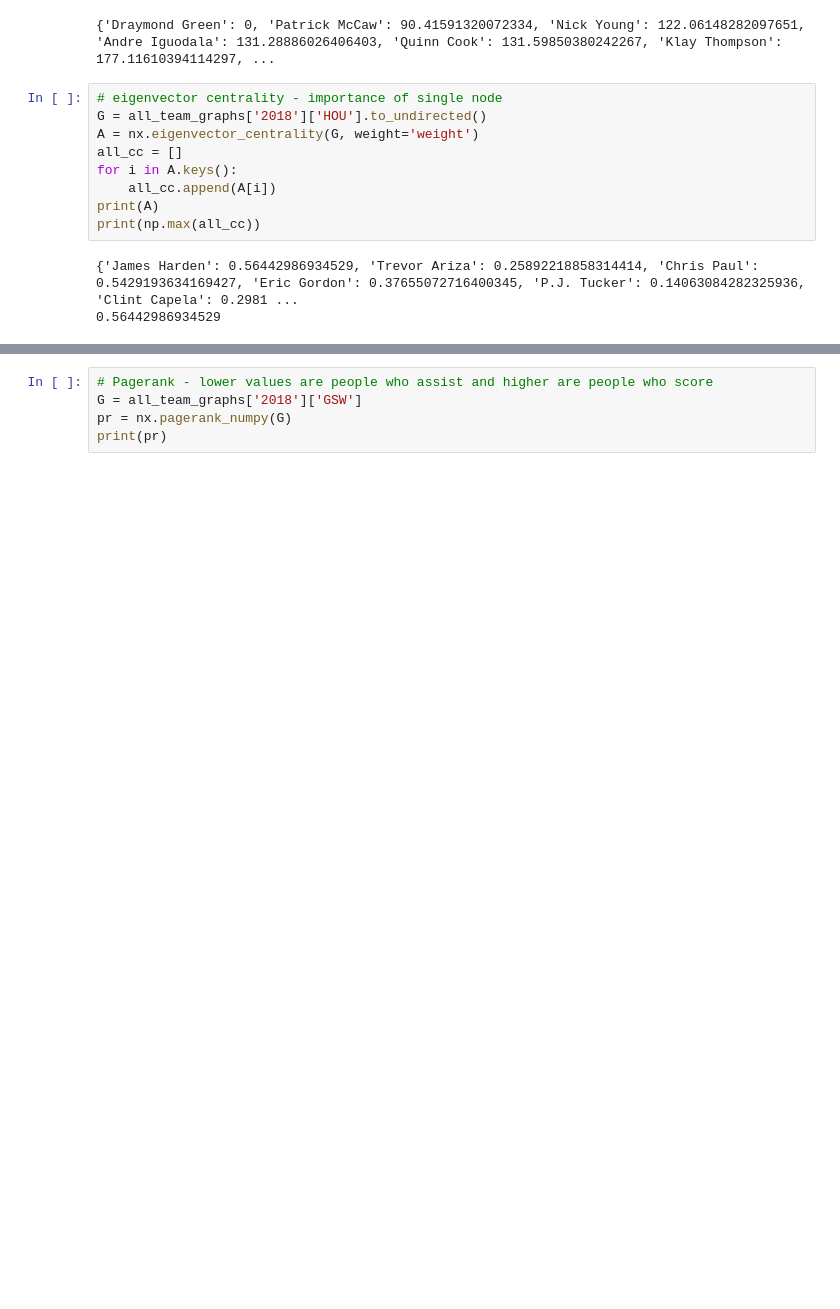
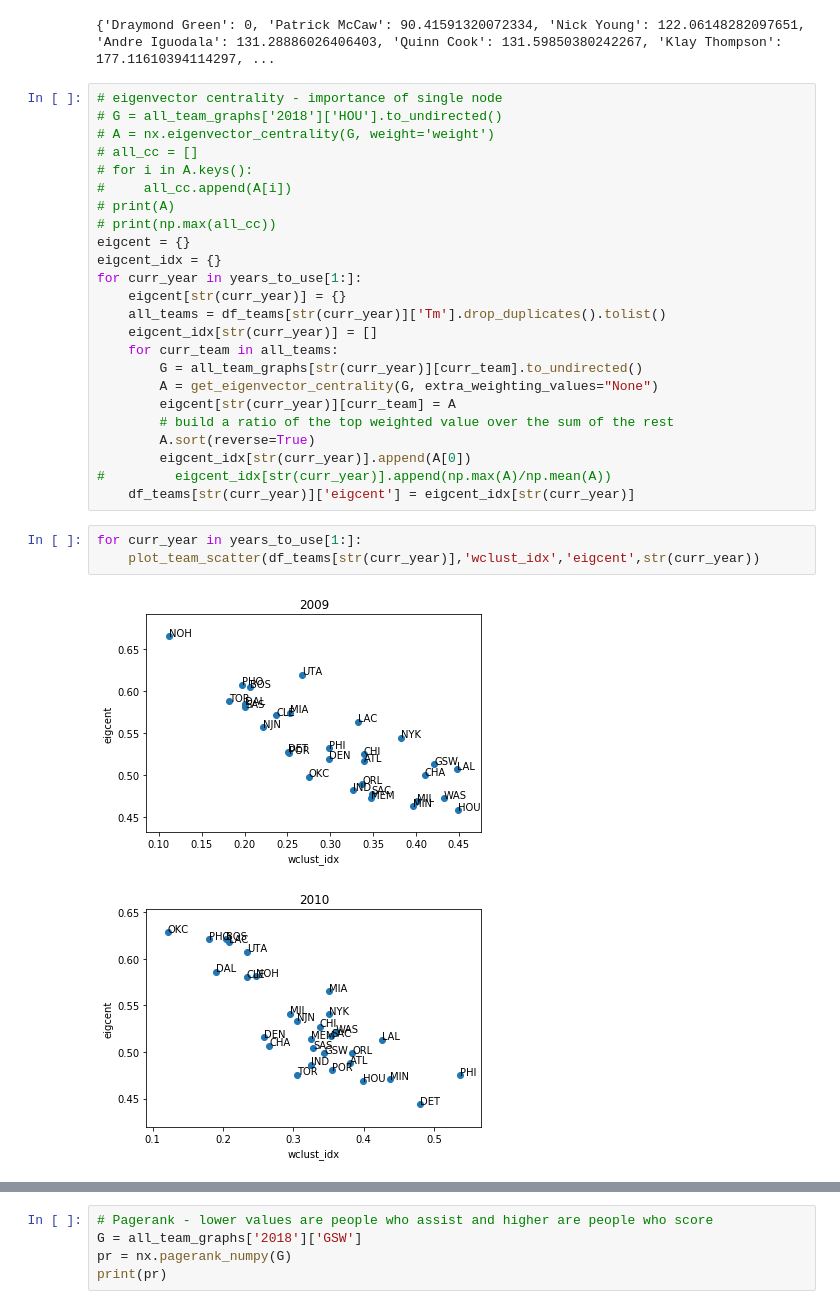
Before and after one commit to rohannramesh/Basketball_predictions, a Jupyter notebook: Team_by_team_analysis.ipynb, the cells around one changed output, grey strips where cells are left out. Saved outputs shown, nothing was run; the diff lists cells and outputs as text; blank space fills up the shorter version.

```diff
--- a/Team_by_team_analysis.ipynb
+++ b/Team_by_team_analysis.ipynb
@@ -247,13 +231,31 @@ print(A['Draymond Green'])
 {'Draymond Green': 0, 'Patrick McCaw': 90.41591320072334, 'Nick Young': 122.06148282097651, 'Andre Iguodala': 131.28886026406403, 'Quinn Cook': 131.59850380242267, 'Klay Thompson': 177.11610394114297, ...
 # %%
 # eigenvector centrality - importance of single node
-G = all_team_graphs['2018']['HOU'].to_undirected()
-A = nx.eigenvector_centrality(G, weight='weight')
-all_cc = []
-for i in A.keys():
-    all_cc.append(A[i])
-print(A)
-print(np.max(all_cc))
+# G = all_team_graphs['2018']['HOU'].to_undirected()
+# A = nx.eigenvector_centrality(G, weight='weight')
+# all_cc = []
+# for i in A.keys():
+#     all_cc.append(A[i])
+# print(A)
+# print(np.max(all_cc))
+eigcent = {}
+eigcent_idx = {}
+for curr_year in years_to_use[1:]:
+    eigcent[str(curr_year)] = {}
+    all_teams = df_teams[str(curr_year)]['Tm'].drop_duplicates().tolist()
+    eigcent_idx[str(curr_year)] = []
+    for curr_team in all_teams:
+        G = all_team_graphs[str(curr_year)][curr_team].to_undirected()
+        A = get_eigenvector_centrality(G, extra_weighting_values="None")
+        eigcent[str(curr_year)][curr_team] = A
+        # build a ratio of the top weighted value over the sum of the rest
+        A.sort(reverse=True)
+        eigcent_idx[str(curr_year)].append(A[0])
+#         eigcent_idx[str(curr_year)].append(np.max(A)/np.mean(A))
+    df_teams[str(curr_year)]['eigcent'] = eigcent_idx[str(curr_year)]
-# %% [output]
-{'James Harden': 0.56442986934529, 'Trevor Ariza': 0.25892218858314414, 'Chris Paul': 0.5429193634169427, 'Eric Gordon': 0.37655072716400345, 'P.J. Tucker': 0.14063084282325936, 'Clint Capela': 0.2981 ...
-0.56442986934529
+# %%
+for curr_year in years_to_use[1:]:
+    plot_team_scatter(df_teams[str(curr_year)],'wclust_idx','eigcent',str(curr_year))
+# %% [output]
+[figure, added]
+[figure, added]
```
Also changed, not shown: parts of 13 cells of this notebook.
